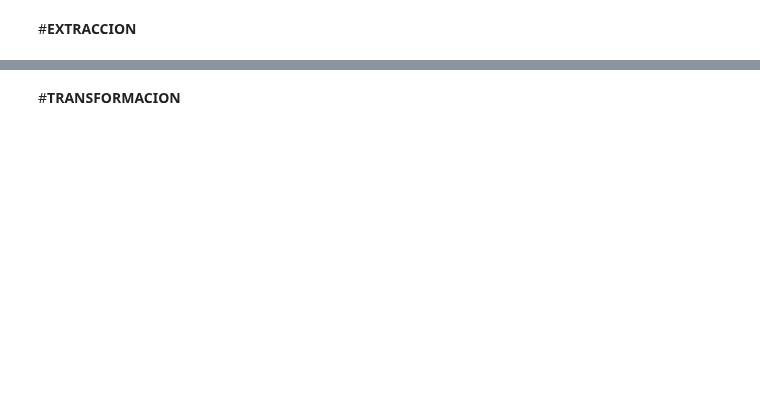
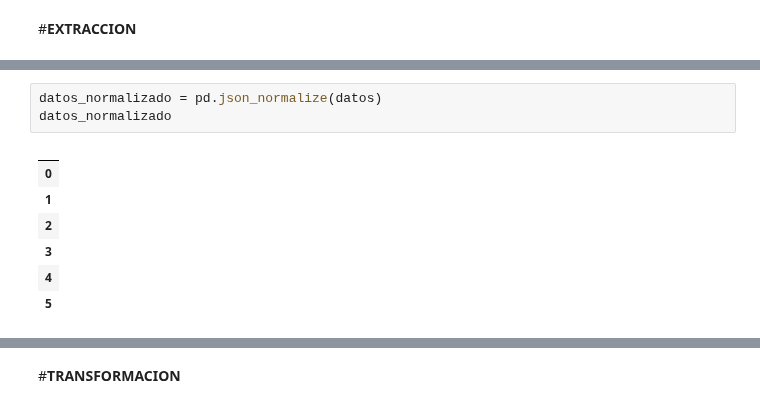
Before and after one commit to Ivan8Garcia/challenge-data-science, a Jupyter notebook: CHALLENGE_TELECOMX_LATAM.ipynb, the cells around one changed output, grey strips where cells are left out. Cells and saved outputs as stored; diff of their text form; blank space fills up the shorter version.

```diff
--- a/CHALLENGE_TELECOMX_LATAM.ipynb
+++ b/CHALLENGE_TELECOMX_LATAM.ipynb
@@ -4,0 +24,11 @@
+# %%
+datos_normalizado = pd.json_normalize(datos)
+datos_normalizado
+# %% [output]
+|  |
+| 0 |
+| 1 |
+| 2 |
+| 3 |
+| 4 |
+| 5 |
```
Also changed, not shown: parts of 11 cells of this notebook.
